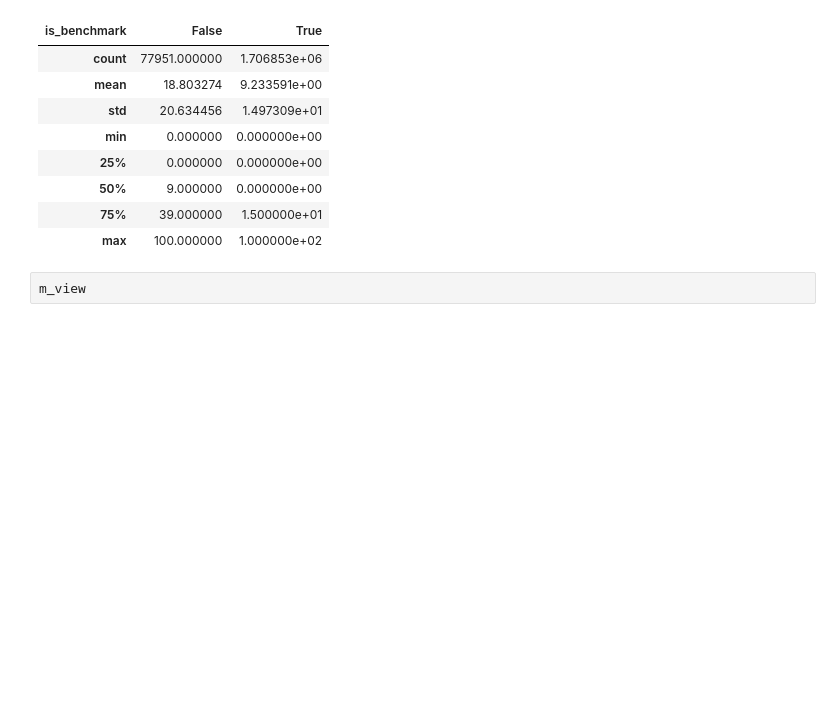
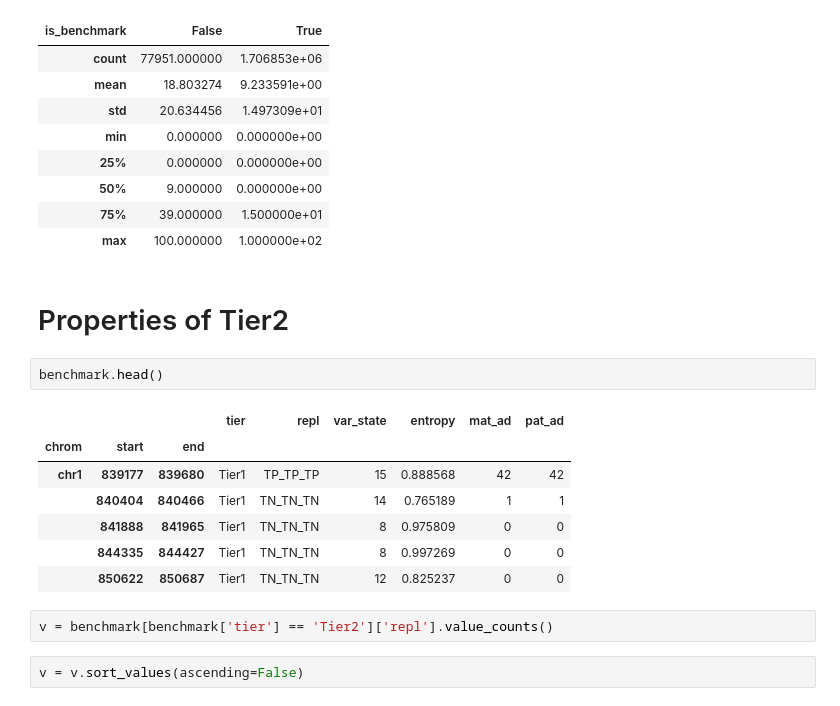
Before and after one commit to ACEnglish/adotto, a Jupyter notebook: manuscript/f2_benchmark/BenchmarkSOM.ipynb, the cells around one changed output. Drawn from its saved outputs; the diff is of its cells as text; blank space fills up the shorter version.

```diff
--- a/manuscript/f2_benchmark/BenchmarkSOM.ipynb
+++ b/manuscript/f2_benchmark/BenchmarkSOM.ipynb
@@ -148,5 +145,19 @@ catalog.groupby(['is_benchmark'])['hom_pct'].describe().T
 | 50% | 9.000000 | 0.000000e+00 |
 | 75% | 39.000000 | 1.500000e+01 |
 | max | 100.000000 | 1.000000e+02 |
-# %%
-m_view
+# %% [markdown]
+# Properties of Tier2
+# %%
+benchmark.head()
+# %% [output]
+|  |  |  | tier | repl | var_state | entropy | mat_ad | pat_ad |
+| chrom | start | end |  |  |  |  |  |  |
+| chr1 | 839177 | 839680 | Tier1 | TP_TP_TP | 15 | 0.888568 | 42 | 42 |
+|  | 840404 | 840466 | Tier1 | TN_TN_TN | 14 | 0.765189 | 1 | 1 |
+|  | 841888 | 841965 | Tier1 | TN_TN_TN | 8 | 0.975809 | 0 | 0 |
+|  | 844335 | 844427 | Tier1 | TN_TN_TN | 8 | 0.997269 | 0 | 0 |
+|  | 850622 | 850687 | Tier1 | TN_TN_TN | 12 | 0.825237 | 0 | 0 |
+# %%
+v = benchmark[benchmark['tier'] == 'Tier2']['repl'].value_counts()
+# %%
+v = v.sort_values(ascending=False)
```
Also changed, not shown: parts of 6 cells of this notebook, 9 other files.
